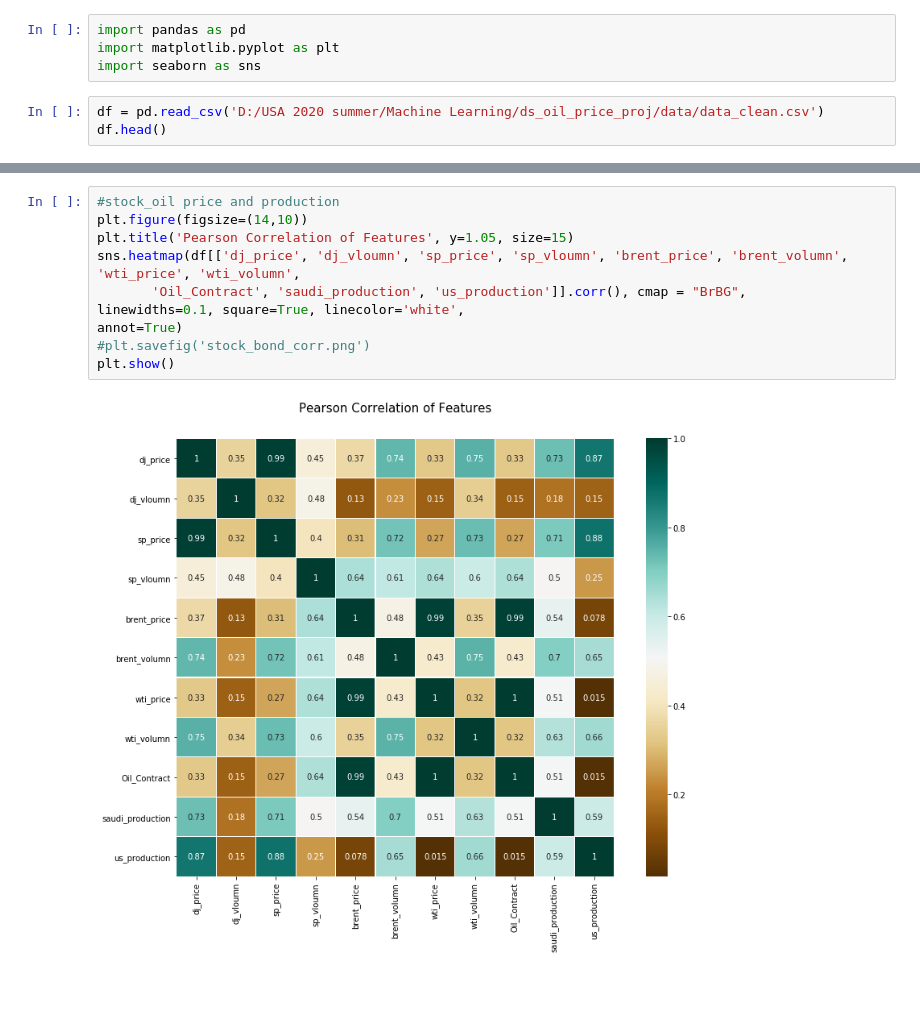
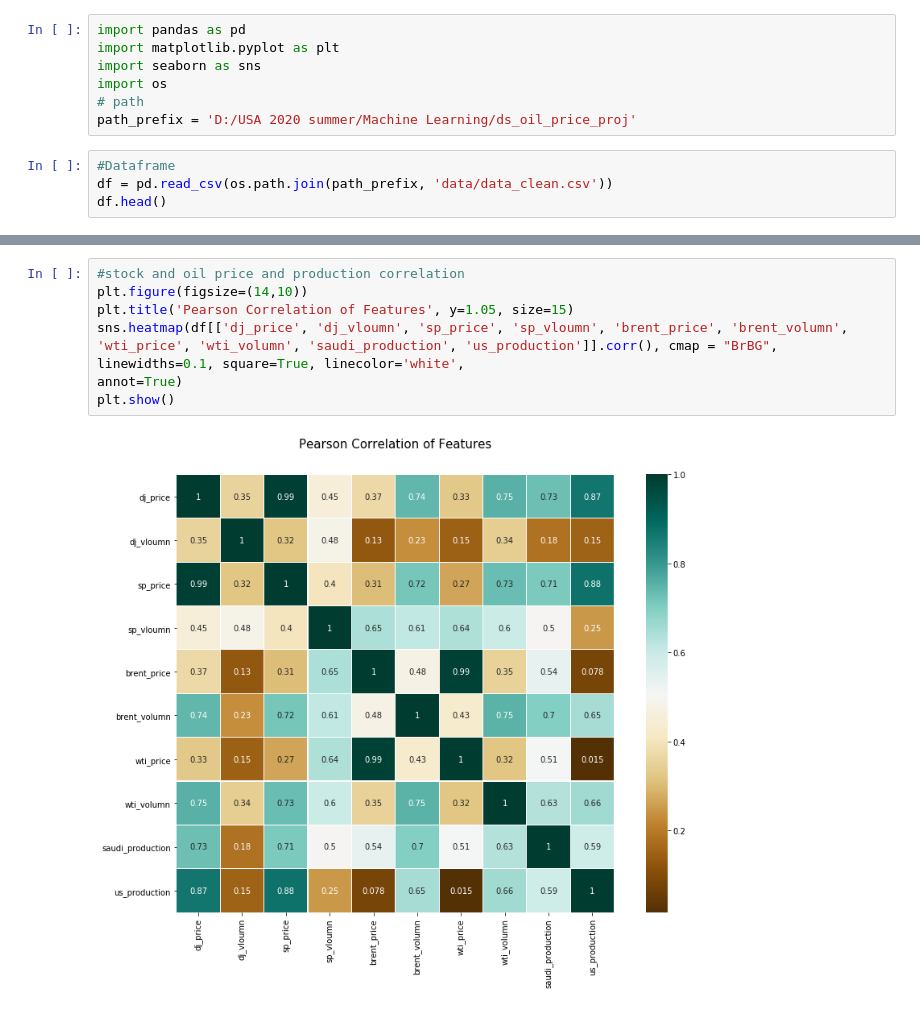
Before and after one commit to ILing82816/ds_oil_price_proj, a Jupyter notebook: data_eda.ipynb, the cells around one changed output, grey strips where cells are left out. Cells and saved outputs as stored; diff of their text form.

```diff
--- a/data_eda.ipynb
+++ b/data_eda.ipynb
@@ -2,8 +2,12 @@
 import pandas as pd
 import matplotlib.pyplot as plt
 import seaborn as sns
+import os
+# path
+path_prefix = 'D:/USA 2020 summer/Machine Learning/ds_oil_price_proj'
 # %%
-df = pd.read_csv('D:/USA 2020 summer/Machine Learning/ds_oil_price_proj/data/data_clean.csv')
+#Dataframe
+df = pd.read_csv(os.path.join(path_prefix, 'data/data_clean.csv'))
 df.head()
 # %% [output]
 |  | index | dj_price | dj_vloumn | sp_price | sp_vloumn | bond_1year | bond_5year | bond_10year | bond_30year | ... |
@@ -117,15 +111,13 @@ plt.show()
 # %% [output]
 [figure]
 # %%
-#stock_oil price and production
+#stock and oil price and production correlation
 plt.figure(figsize=(14,10))
 plt.title('Pearson Correlation of Features', y=1.05, size=15)
-sns.heatmap(df[['dj_price', 'dj_vloumn', 'sp_price', 'sp_vloumn', 'brent_price', 'brent_volumn', 'wti_price', 'wti_volumn',
-       'Oil_Contract', 'saudi_production', 'us_production']].corr(), cmap = "BrBG",
+sns.heatmap(df[['dj_price', 'dj_vloumn', 'sp_price', 'sp_vloumn', 'brent_price', 'brent_volumn', 'wti_price', 'wti_volumn', 'saudi_production', 'us_production']].corr(), cmap = "BrBG",
 linewidths=0.1, square=True, linecolor='white',
 annot=True)
-#plt.savefig('stock_bond_corr.png')
 plt.show()
 # %% [output]
-[figure, old version]
+[figure, new version]
 # %%
```
Also changed, not shown: parts of 18 cells of this notebook, 5 other files.
